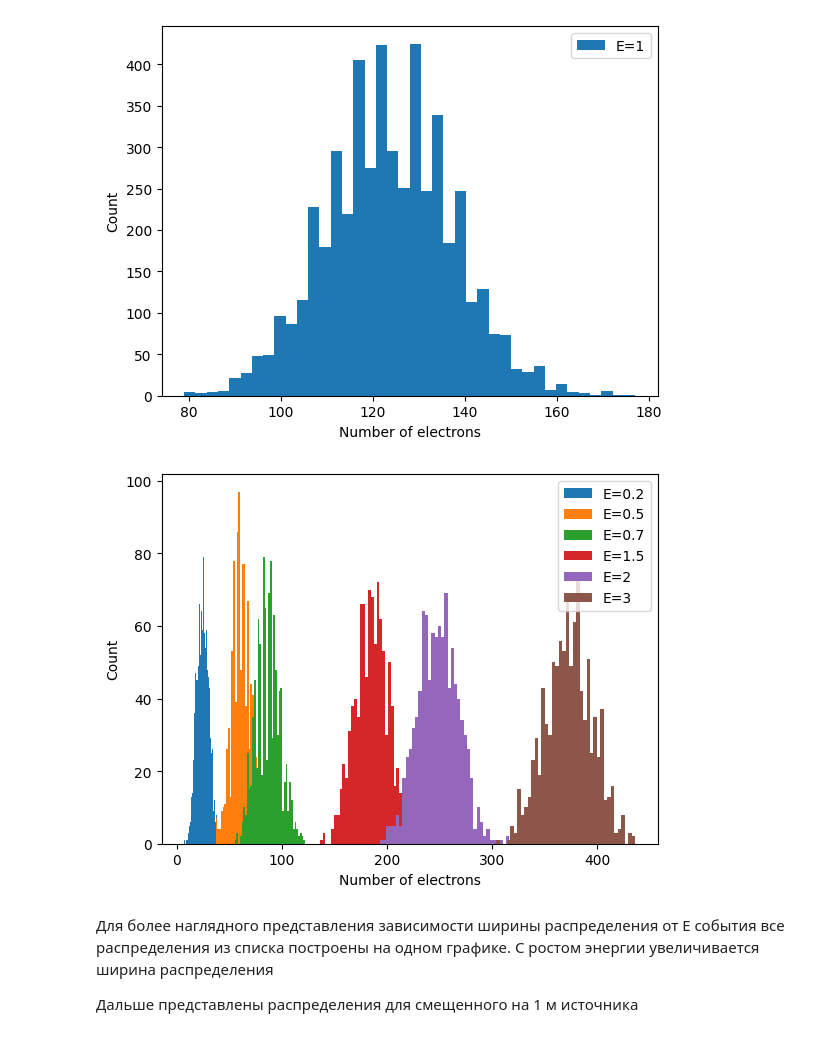
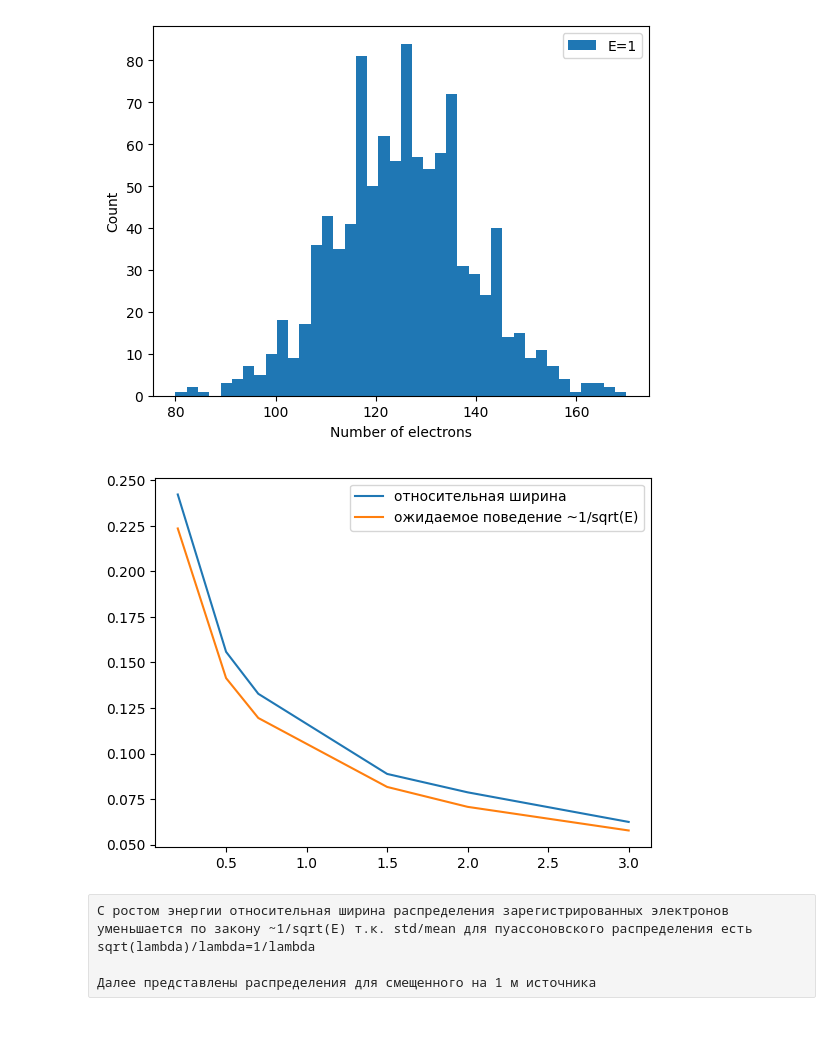
Before and after one commit to vanyaovchinnikov100-lab/A1, a Jupyter notebook: Task4.ipynb, the cells around one changed output. Saved outputs shown, nothing was run; the diff lists cells and outputs as text; code cells hidden in the pictures.

```diff
--- a/Task4.ipynb
+++ b/Task4.ipynb
@@ -9,15 +9,19 @@ class Detector():
         self.N=N
         self.r=r
         self.prob=prob
-    def random_distribution(self):
-        phi=np.random.uniform(0,2*np.pi, self.N)
-        cosTheta=np.random.uniform(-1,1,self.N)
-        sinTheta=np.sqrt(1-cosTheta*cosTheta)
-        return self.R*np.array([sinTheta*np.cos(phi),sinTheta*np.sin(phi), cosTheta])
-    def IsInPMT(self,origin:np.ndarray,PhotonArray:np.ndarray, PMTarray:np.ndarray):
+        self.PMTArray=self.uniform_distribution()
+    def uniform_distribution(self):
+        i = np.arange(self.N)
+        golden_ratio = (1 + np.sqrt(5)) / 2
+        cosTheta = 1 - 2 * (i + 0.5) / self.N
+        sinTheta = np.sqrt(1 - cosTheta*cosTheta)
+        phi = 2 * np.pi * i / golden_ratio
+        return self.R * np.array([sinTheta * np.cos(phi),sinTheta * np.sin(phi),cosTheta])
+
+    def IsInPMT(self,origin:np.ndarray,PhotonArray:np.ndarray):
         cosMax=np.cos(self.r/self.R)
-        cosCheck=(origin[:, None] + PhotonArray).T@PMTarray
-        return np.any(cosCheck>(self.R**2)*cosMax, axis=1)
+        cosCheck=(origin[:, None]+PhotonArray).T@ self.PMTArray/ (self.R ** 2)
+        return np.any(cosCheck>cosMax, axis=1)
 
     def ElectronYield(self, NDetected:float):
         return np.random.poisson(self.prob * NDetected) #по свойству распределения пуассона
@@ -25,35 +29,31 @@ class Detector():
 
 
 class Source():
-    def __init__(self, E:np.ndarray,origin:np.ndarray,Y=1e4):
+    def __init__(self, E:float,origin:np.ndarray,Y=1e4):
         self.Y=Y
         self.N=int(E*Y)
         self.origin=origin
+        self.PhotonArray=self.random_distribution()
     def random_distribution(self):
         phi=np.random.uniform(0,2*np.pi, self.N)
         cosTheta=np.random.uniform(-1,1,self.N)
         sinTheta=np.sqrt(1-cosTheta*cosTheta)
         return np.array([sinTheta*np.cos(phi),sinTheta*np.sin(phi), cosTheta])
-    def distance_traversed(self,PhotonArray:np.ndarray,R:float):
-        self.origin=np.reshape(self.origin,(1,3))
-        t=-self.origin@PhotonArray+np.sqrt(R**2-np.sum(self.origin**2)+(self.origin@PhotonArray)*(self.origin@PhotonArray))
+    def distance_traversed(self,R:float):
+        t=-self.origin@self.PhotonArray+np.sqrt(R**2-np.sum(self.origin**2)+(self.origin@self.PhotonArray)*(self.origin@self.PhotonArray))
         return t
 
 
 D1=Detector()
-PMTarray=D1.random_distribution()
 origin=np.array([0,0,0])
-
 
 EventCount=1000
 def Event(E:float, EventCount:int, origin:np.array):
-    S1=Source(E,origin)
     N_e = []
     #все фотоны долетают до ФЭУ
     for i in range(EventCount):
-        PhotonArray=S1.random_distribution()
-        PhotonArray*=S1.distance_traversed(PhotonArray,D1.R)
-        registered=np.sum(D1.IsInPMT(origin,PhotonArray,PMTarray))
+        S1=Source(E,origin)
+        registered=np.sum(D1.IsInPMT(origin,S1.PhotonArray*S1.distance_traversed(D1.R)))
         N_e.append(D1.ElectronYield(registered))
     return np.array(N_e)
 
@@ -70,18 +70,23 @@ N_e = np.array([Event(E, EventCount,origin) for E in Elist])
 
 plotter(N_e)
 # %% [output]
-[figure, old version]
+[figure, new version]
 # %%
 Elist=[0.2,0.5,0.7,1.5,2,3]
 N_e = np.array([Event(E, EventCount,origin) for E in Elist])
 
-plotter(N_e)
+stds=N_e.std(axis=1,ddof=1)
+means=N_e.mean(axis=1)
+plt.plot(Elist, stds/means, label="относительная ширина")
+plt.plot(Elist, .1/np.sqrt(Elist), label = "ожидаемое поведение ~1/sqrt(E)")
+plt.legend()
+plt.show()
 # %% [output]
-[figure, old version]
+[figure, new version]
-# %% [markdown]
-Для более наглядного представления зависимости ширины распределения от Е события все распределения из списка построены на одном графике. С ростом энергии увеличивается ширина распределения
-
-Дальше представлены распределения для смещенного на 1 м источника
+# %% [raw]
+С ростом энергии относительная ширина распределения зарегистрированных электронов уменьшается по закону ~1/sqrt(E) т.к. std/mean для пуассоновского распределения есть sqrt(lambda)/lambda=1/lambda
+
+Далее представлены распределения для смещенного на 1 м источника
 # %%
 origin=np.array([0,0,1])
 Elist=[1]
```
Also changed, not shown: parts of 4 cells of this notebook, 8 other files.
